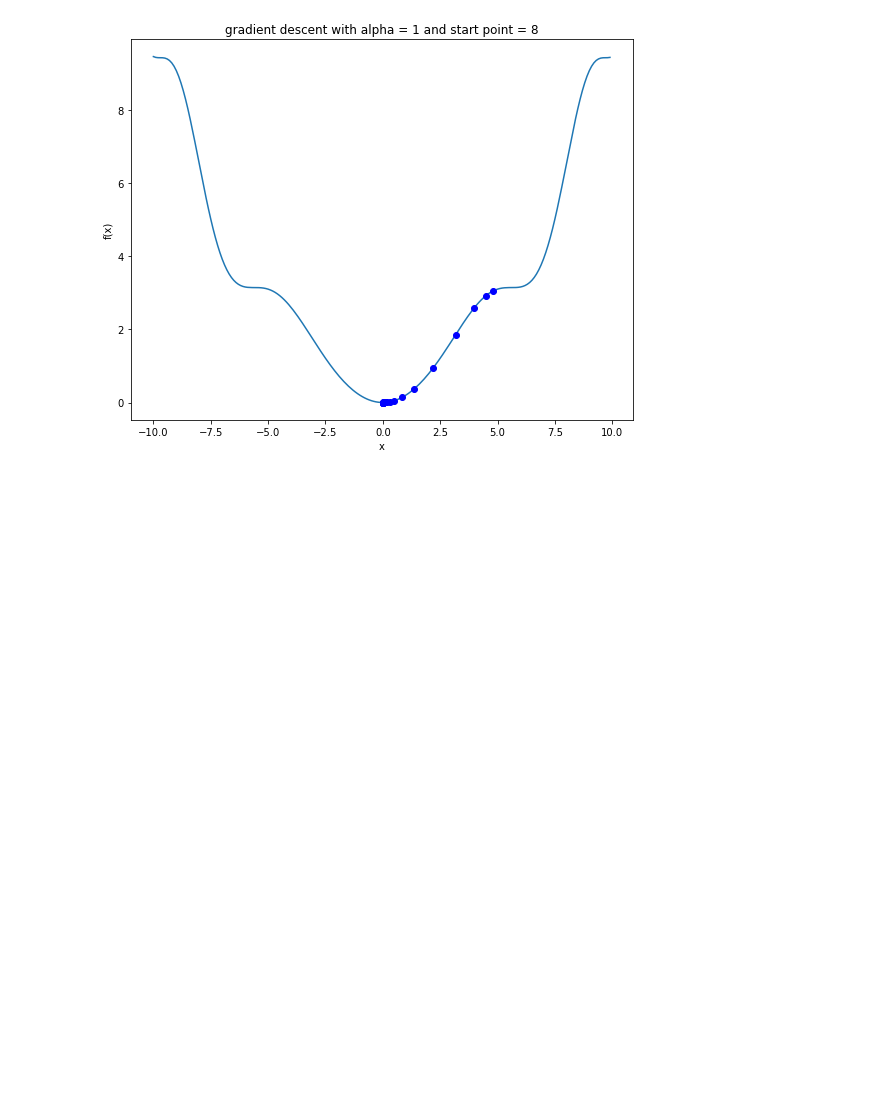
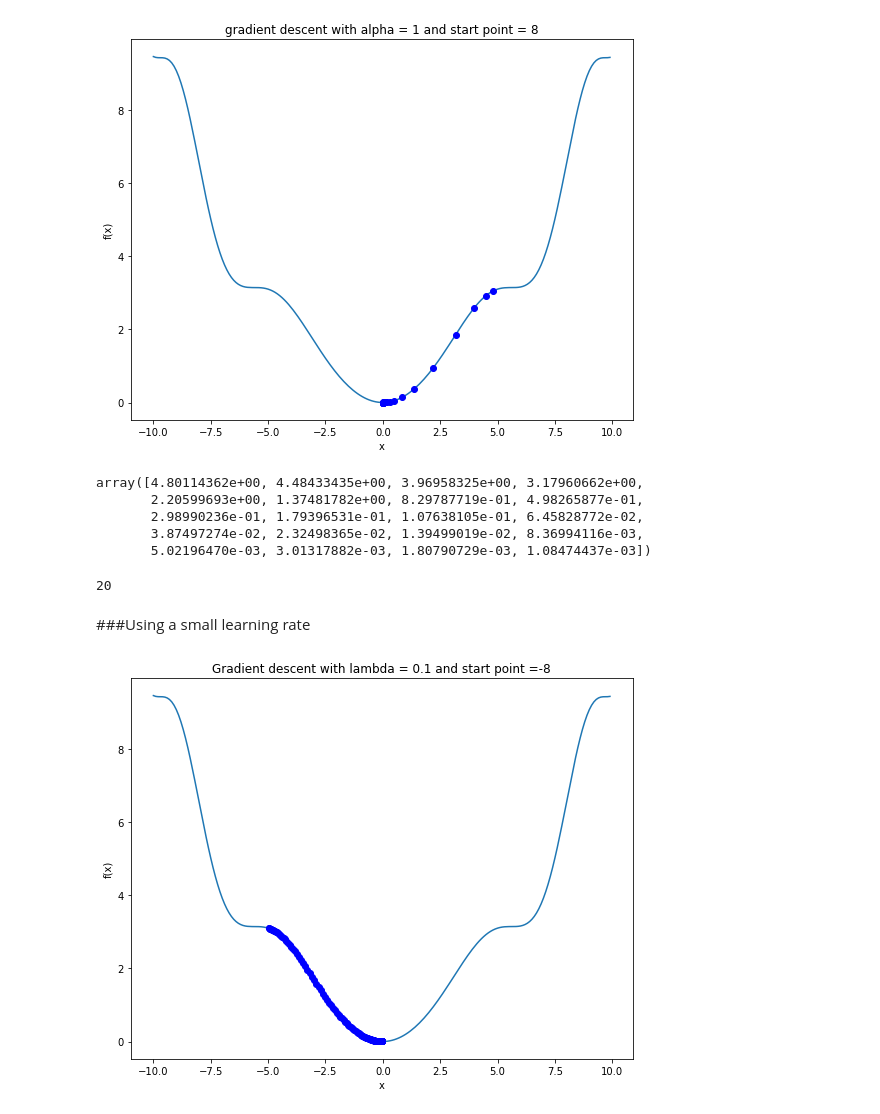
Before and after one commit to raushan9jnv/Pratice-Gradient-Descent, a Jupyter notebook: Pratice_Gradient_Descent_.ipynb, the cells around one changed output. Saved outputs shown, nothing was run; the diff lists cells and outputs as text; code cells hidden in the pictures; blank space fills up the shorter version.

```diff
--- a/Pratice_Gradient_Descent_.ipynb
+++ b/Pratice_Gradient_Descent_.ipynb
@@ -84,3 +84,22 @@ grad_output = grad_descent(derivative,5,1)
 plotf(x,grad_output[1],"gradient descent with alpha = 1 and start point = 8")
 # %% [output]
 [figure]
+# %%
+grad_output[1]
+# %% [output]
+array([4.80114362e+00, 4.48433435e+00, 3.96958325e+00, 3.17960662e+00,
+       2.20599693e+00, 1.37481782e+00, 8.29787719e-01, 4.98265877e-01,
+       2.98990236e-01, 1.79396531e-01, 1.07638105e-01, 6.45828772e-02,
+       3.87497274e-02, 2.32498365e-02, 1.39499019e-02, 8.36994116e-03,
+       5.02196470e-03, 3.01317882e-03, 1.80790729e-03, 1.08474437e-03])
+# %%
+grad_output[2]
+# %% [output]
+20
+# %% [markdown]
+###Using a small learning rate
+# %%
+grad_output = grad_descent(derivative, -5, 0.1)
+plotf(x,grad_output[1],"Gradient descent with lambda = 0.1 and start point =-8")
+# %% [output]
+[figure, added]
```
Also changed, not shown: parts of 3 cells of this notebook.
